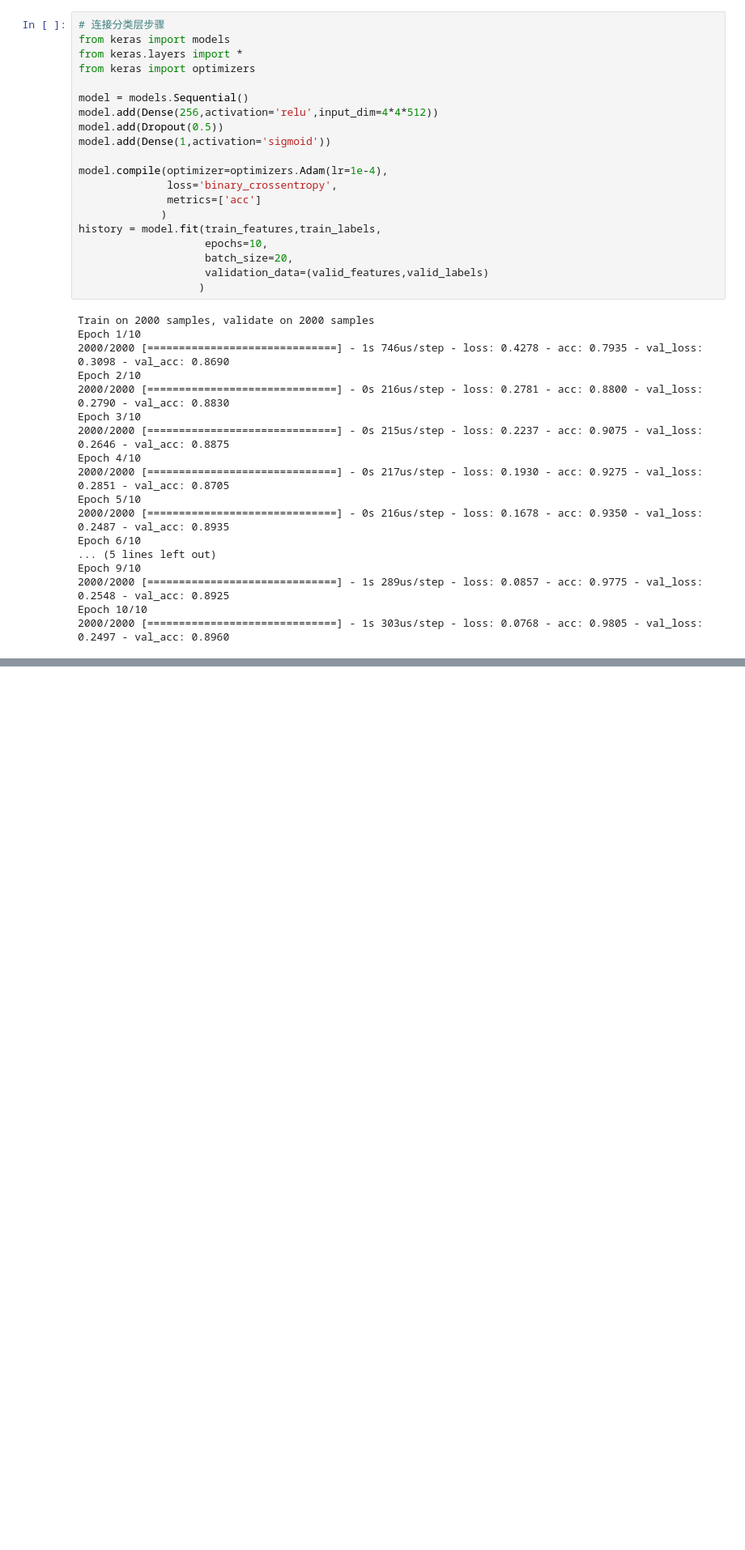
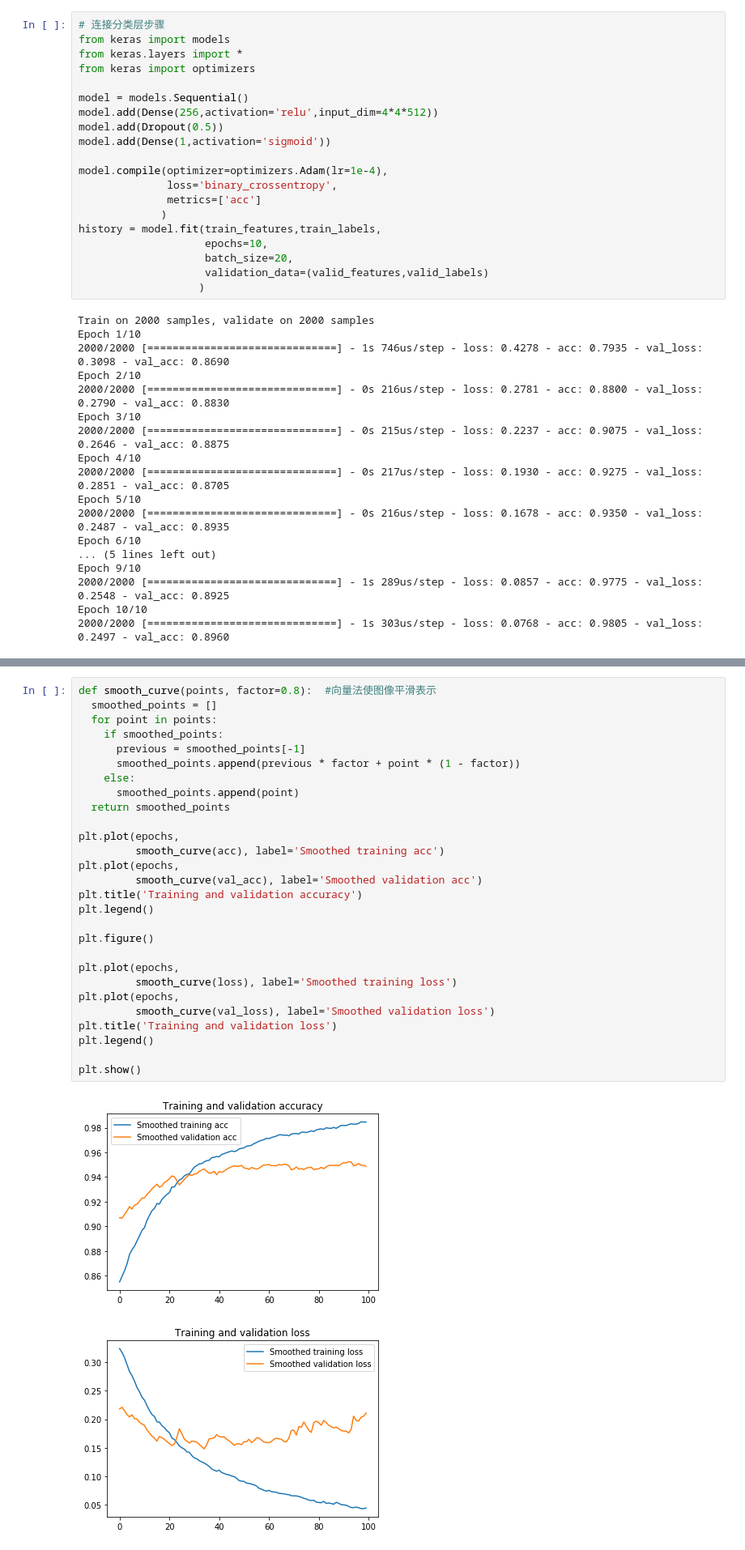
Before and after one commit to dzwduan/TF-Keras-Notes, a Jupyter notebook: 08_fine_tune.ipynb, the cells around one changed output, grey strips where cells are left out. Shown at 81% size. Drawn from its saved outputs; the diff is of its cells as text; blank space fills up the shorter version.

```diff
--- a/08_fine_tune.ipynb
+++ b/08_fine_tune.ipynb
@@ -159,0 +411,31 @@ plt.show()
+# %%
+def smooth_curve(points, factor=0.8):  #向量法使图像平滑表示
+  smoothed_points = []
+  for point in points:
+    if smoothed_points:
+      previous = smoothed_points[-1]
+      smoothed_points.append(previous * factor + point * (1 - factor))
+    else:
+      smoothed_points.append(point)
+  return smoothed_points
+
+plt.plot(epochs,
+         smooth_curve(acc), label='Smoothed training acc')
+plt.plot(epochs,
+         smooth_curve(val_acc), label='Smoothed validation acc')
+plt.title('Training and validation accuracy')
+plt.legend()
+
+plt.figure()
+
+plt.plot(epochs,
+         smooth_curve(loss), label='Smoothed training loss')
+plt.plot(epochs,
+         smooth_curve(val_loss), label='Smoothed validation loss')
+plt.title('Training and validation loss')
+plt.legend()
+
+plt.show()
+# %% [output]
+[figure, added]
+[figure, added]
```
Also changed, not shown: parts of 19 cells of this notebook, 1 other file.
